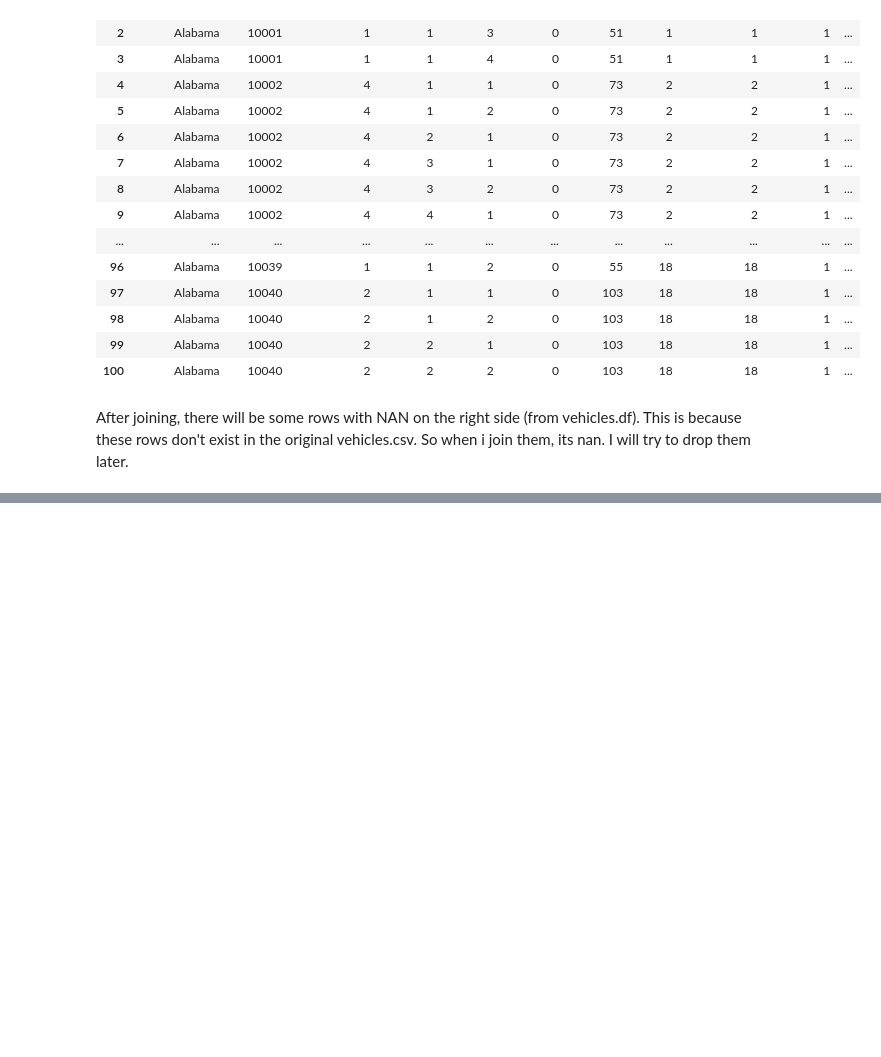
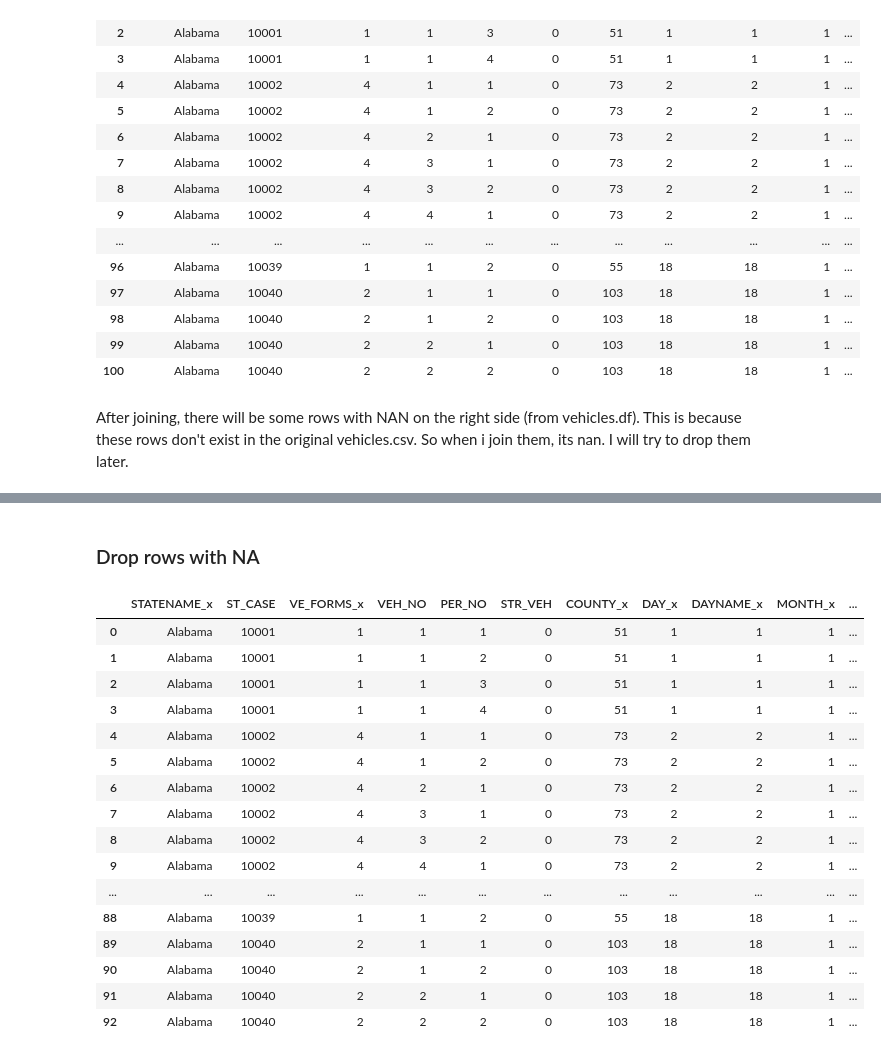
Before and after one commit to weikangg/BC2407-Analytics-II, a Jupyter notebook: Data_preprocessing/data_preprocessing.ipynb, the cells around one changed output, grey strips where cells are left out. Drawn from its saved outputs; the diff is of its cells as text; code cells hidden in the pictures; blank space fills up the shorter version.

```diff
--- a/Data_preprocessing/data_preprocessing.ipynb
+++ b/Data_preprocessing/data_preprocessing.ipynb
@@ -200,3 +200,26 @@ three_df
 | 100 | Alabama | 10040 | 2 | 2 | 2 | 0 | 103 | 18 | 18 | 1 | ... |
 # %%
 three_df.to_csv('test.csv', index=False)
+# %% [markdown]
+### Drop rows with NA
+# %%
+three_df = three_df.dropna(subset=["STATENAME_y"]).reset_index(drop=True)
+three_df
+# %% [output]
+|  | STATENAME_x | ST_CASE | VE_FORMS_x | VEH_NO | PER_NO | STR_VEH | COUNTY_x | DAY_x | DAYNAME_x | MONTH_x | ... |
+| 0 | Alabama | 10001 | 1 | 1 | 1 | 0 | 51 | 1 | 1 | 1 | ... |
+| 1 | Alabama | 10001 | 1 | 1 | 2 | 0 | 51 | 1 | 1 | 1 | ... |
+| 2 | Alabama | 10001 | 1 | 1 | 3 | 0 | 51 | 1 | 1 | 1 | ... |
+| 3 | Alabama | 10001 | 1 | 1 | 4 | 0 | 51 | 1 | 1 | 1 | ... |
+| 4 | Alabama | 10002 | 4 | 1 | 1 | 0 | 73 | 2 | 2 | 1 | ... |
+| 5 | Alabama | 10002 | 4 | 1 | 2 | 0 | 73 | 2 | 2 | 1 | ... |
+| 6 | Alabama | 10002 | 4 | 2 | 1 | 0 | 73 | 2 | 2 | 1 | ... |
+| 7 | Alabama | 10002 | 4 | 3 | 1 | 0 | 73 | 2 | 2 | 1 | ... |
+| 8 | Alabama | 10002 | 4 | 3 | 2 | 0 | 73 | 2 | 2 | 1 | ... |
+| 9 | Alabama | 10002 | 4 | 4 | 1 | 0 | 73 | 2 | 2 | 1 | ... |
+| ... | ... | ... | ... | ... | ... | ... | ... | ... | ... | ... | ... |
+| 88 | Alabama | 10039 | 1 | 1 | 2 | 0 | 55 | 18 | 18 | 1 | ... |
+| 89 | Alabama | 10040 | 2 | 1 | 1 | 0 | 103 | 18 | 18 | 1 | ... |
+| 90 | Alabama | 10040 | 2 | 1 | 2 | 0 | 103 | 18 | 18 | 1 | ... |
+| 91 | Alabama | 10040 | 2 | 2 | 1 | 0 | 103 | 18 | 18 | 1 | ... |
+| 92 | Alabama | 10040 | 2 | 2 | 2 | 0 | 103 | 18 | 18 | 1 | ... |
```
